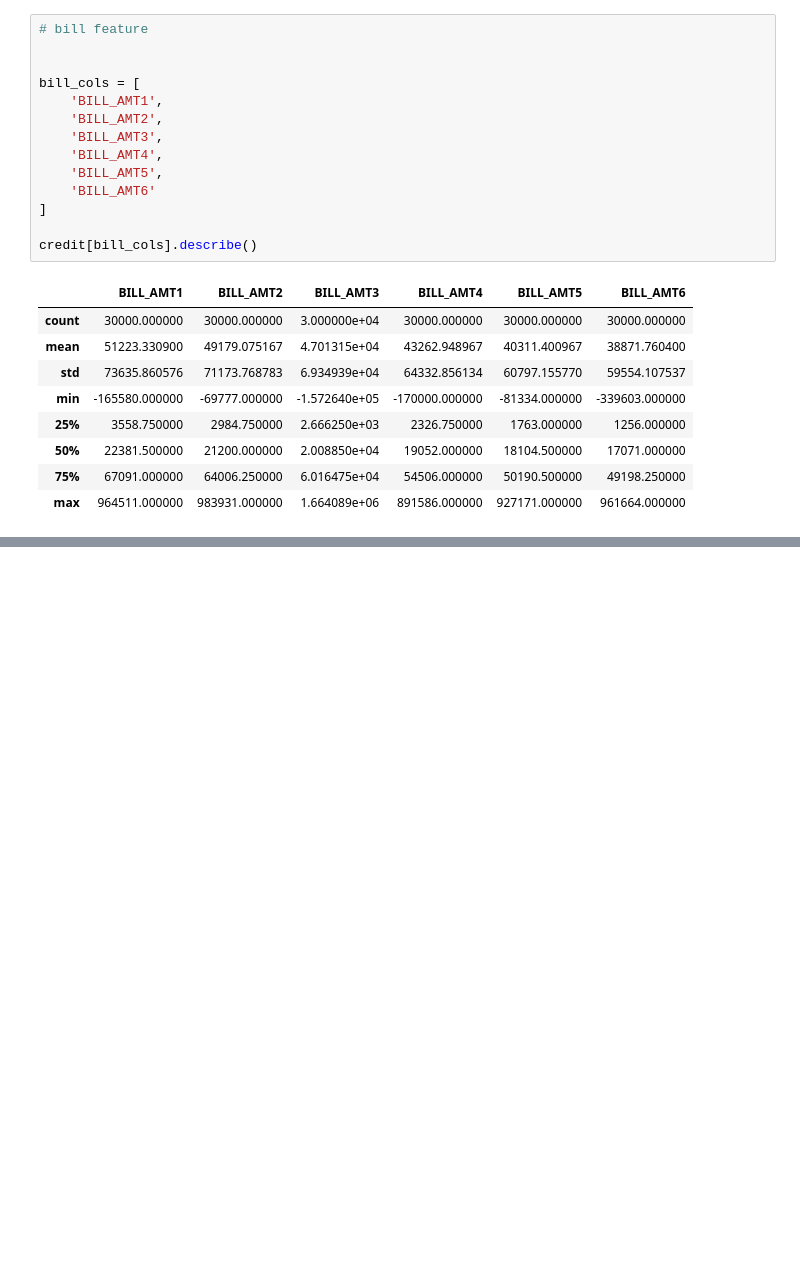
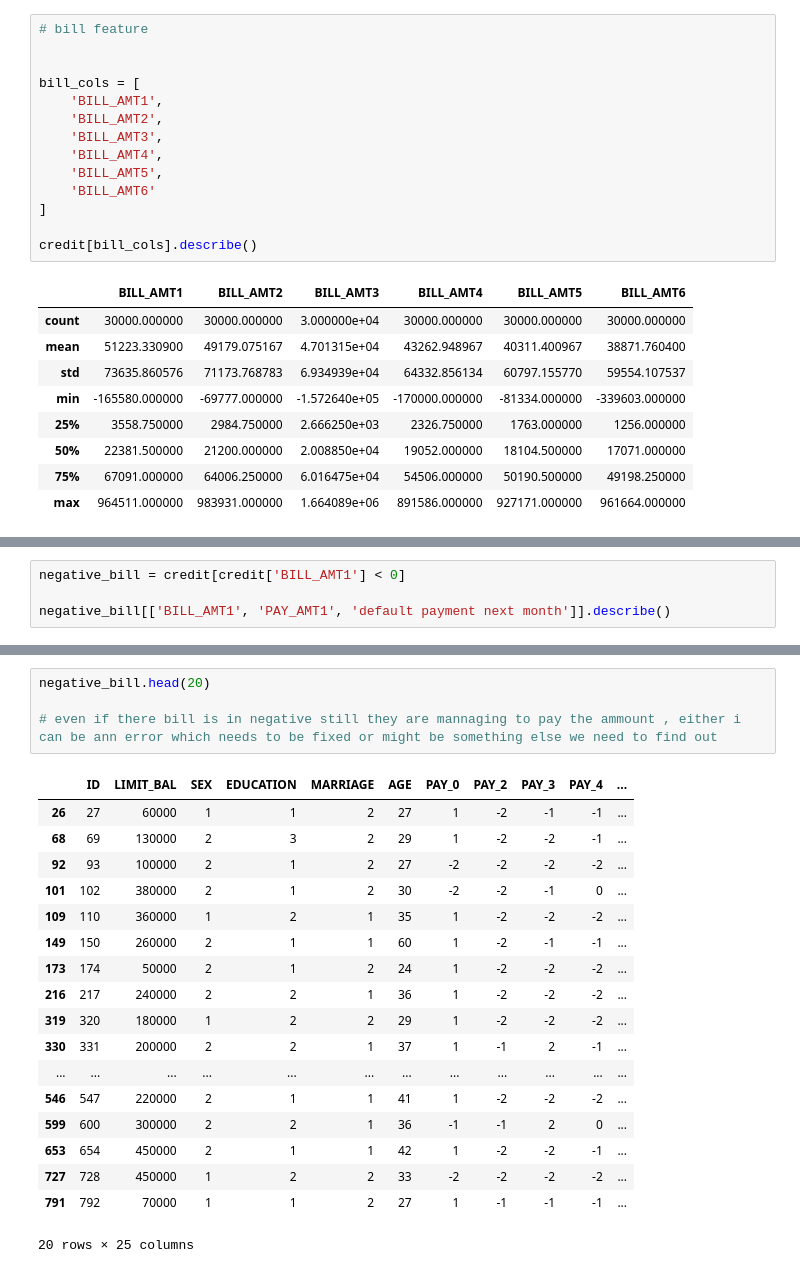
Before and after one commit to mohammedDhinojwala/credit-card-default-random-forest, a Jupyter notebook: Credit_Card_Default_DT.ipynb, the cells around one changed output, grey strips where cells are left out. Drawn from its saved outputs; the diff is of its cells as text; blank space fills up the shorter version.

```diff
--- a/Credit_Card_Default_DT.ipynb
+++ b/Credit_Card_Default_DT.ipynb
@@ -548,3 +550,7 @@ credit.groupby('default payment next month')[bill_cols].mean()
 | default payment next month |  |  |  |  |  |  |
 | 0 | 51994.227273 | 49717.435670 | 47533.365605 | 43611.165254 | 40530.445343 | 39042.268704 |
 | 1 | 48509.162297 | 47283.617842 | 45181.598855 | 42036.950573 | 39540.190476 | 38271.435503 |
+# %%
+negative_bill = credit[credit['BILL_AMT1'] < 0]
+
+negative_bill[['BILL_AMT1', 'PAY_AMT1', 'default payment next month']].describe()
@@ -550,0 +567,23 @@ credit.groupby('default payment next month')[bill_cols].mean()
+# %%
+negative_bill.head(20)
+
+# even if there bill is in negative still they are mannaging to pay the ammount , either i can be ann error which needs to be fixed or might be something else we need to find out
+# %% [output]
+|  | ID | LIMIT_BAL | SEX | EDUCATION | MARRIAGE | AGE | PAY_0 | PAY_2 | PAY_3 | PAY_4 | ... |
+| 26 | 27 | 60000 | 1 | 1 | 2 | 27 | 1 | -2 | -1 | -1 | ... |
+| 68 | 69 | 130000 | 2 | 3 | 2 | 29 | 1 | -2 | -2 | -1 | ... |
+| 92 | 93 | 100000 | 2 | 1 | 2 | 27 | -2 | -2 | -2 | -2 | ... |
+| 101 | 102 | 380000 | 2 | 1 | 2 | 30 | -2 | -2 | -1 | 0 | ... |
+| 109 | 110 | 360000 | 1 | 2 | 1 | 35 | 1 | -2 | -2 | -2 | ... |
+| 149 | 150 | 260000 | 2 | 1 | 1 | 60 | 1 | -2 | -1 | -1 | ... |
+| 173 | 174 | 50000 | 2 | 1 | 2 | 24 | 1 | -2 | -2 | -2 | ... |
+| 216 | 217 | 240000 | 2 | 2 | 1 | 36 | 1 | -2 | -2 | -2 | ... |
+| 319 | 320 | 180000 | 1 | 2 | 2 | 29 | 1 | -2 | -2 | -2 | ... |
+| 330 | 331 | 200000 | 2 | 2 | 1 | 37 | 1 | -1 | 2 | -1 | ... |
+| ... | ... | ... | ... | ... | ... | ... | ... | ... | ... | ... | ... |
+| 546 | 547 | 220000 | 2 | 1 | 1 | 41 | 1 | -2 | -2 | -2 | ... |
+| 599 | 600 | 300000 | 2 | 2 | 1 | 36 | -1 | -1 | 2 | 0 | ... |
+| 653 | 654 | 450000 | 2 | 1 | 1 | 42 | 1 | -2 | -2 | -1 | ... |
+| 727 | 728 | 450000 | 1 | 2 | 2 | 33 | -2 | -2 | -2 | -2 | ... |
+| 791 | 792 | 70000 | 1 | 1 | 2 | 27 | 1 | -1 | -1 | -1 | ... |
+20 rows × 25 columns
```
Also changed, not shown: parts of 21 cells of this notebook.
